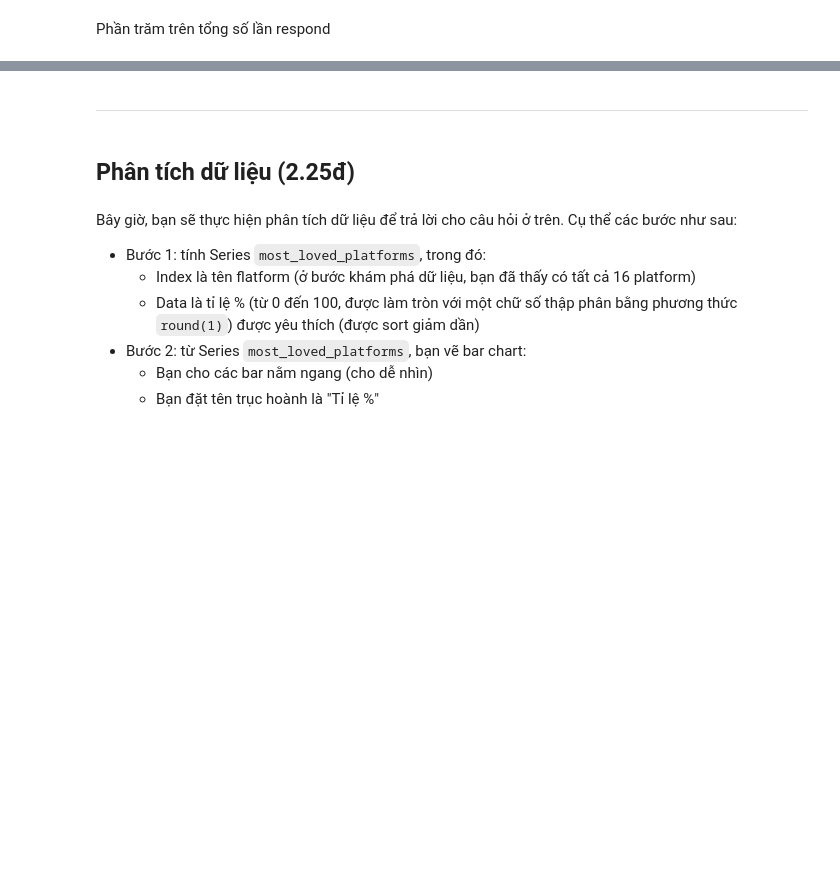
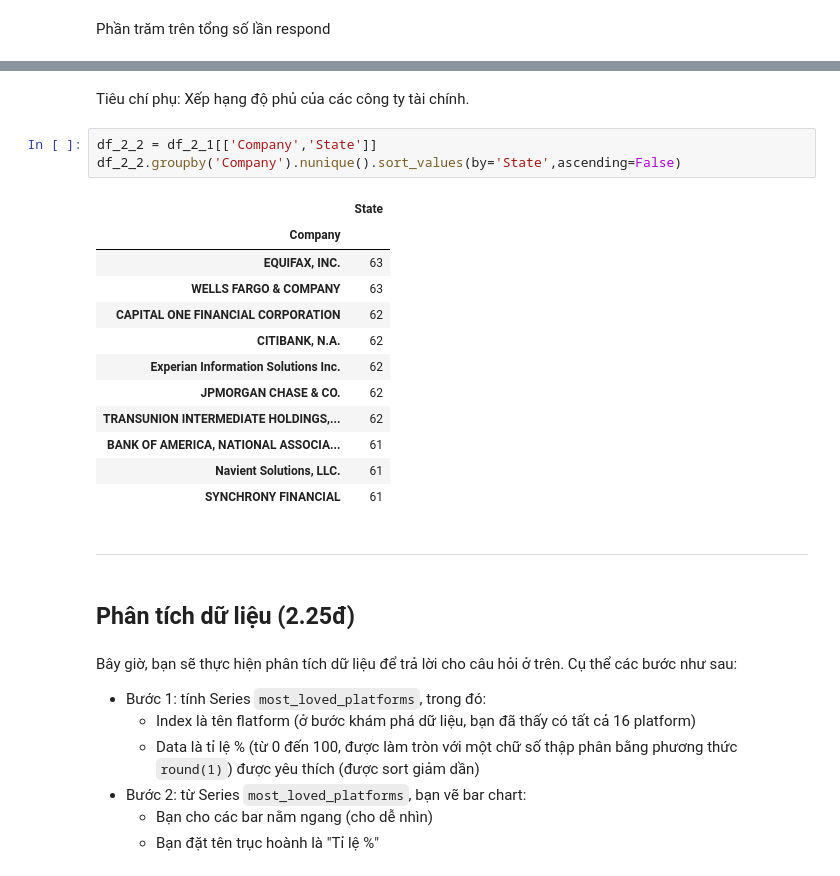
Before and after one commit to RaitoRyuWorker/Programing-for-Data-Science-Final-Project, a Jupyter notebook: DoAnCuoiKy.ipynb, the cells around one changed output, grey strips where cells are left out. Saved outputs shown, nothing was run; the diff lists cells and outputs as text; blank space fills up the shorter version.

```diff
--- a/DoAnCuoiKy.ipynb
+++ b/DoAnCuoiKy.ipynb
@@ -416,3 +346,21 @@ Navient Solutions, LLC.
+# %% [markdown]
+Tiêu chí phụ: Xếp hạng độ phủ của các công ty tài chính.
+# %%
+df_2_2 = df_2_1[['Company','State']]
+df_2_2.groupby('Company').nunique().sort_values(by='State',ascending=False)
+# %% [output]
+|  | State |
+| Company |  |
+| EQUIFAX, INC. | 63 |
+| WELLS FARGO & COMPANY | 63 |
+| CAPITAL ONE FINANCIAL CORPORATION | 62 |
+| CITIBANK, N.A. | 62 |
+| Experian Information Solutions Inc. | 62 |
+| JPMORGAN CHASE & CO. | 62 |
+| TRANSUNION INTERMEDIATE HOLDINGS,... | 62 |
+| BANK OF AMERICA, NATIONAL ASSOCIA... | 61 |
+| Navient Solutions, LLC. | 61 |
+| SYNCHRONY FINANCIAL | 61 |
 # %% [markdown]
 ---
 # %% [markdown]
```
Also changed, not shown: parts of 23 cells of this notebook.
